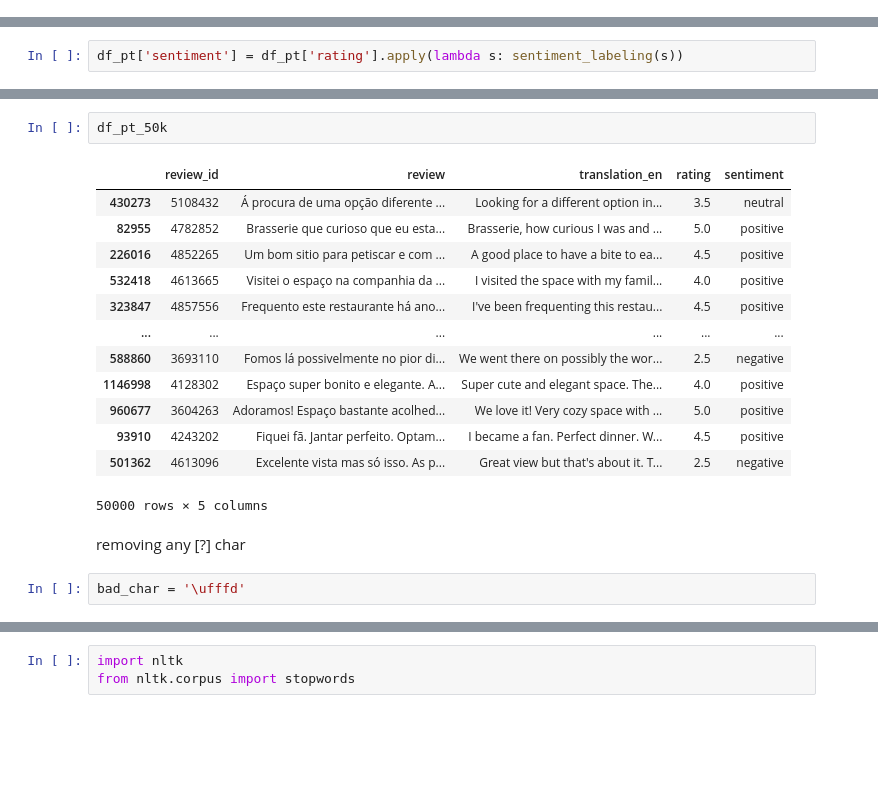
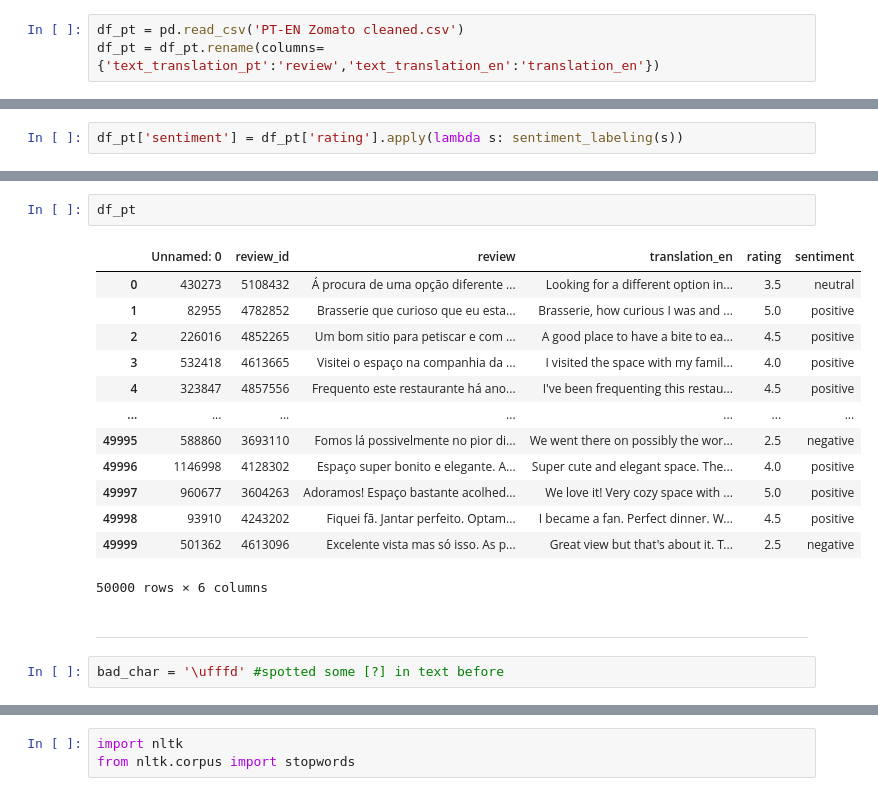
Before and after one commit to JulianaVal/NLP-LanguageComparison, a Jupyter notebook: notebook_NLP.ipynb, the cells around one changed output, grey strips where cells are left out. Drawn from its saved outputs; the diff is of its cells as text; blank space fills up the shorter version.

```diff
--- a/notebook_NLP.ipynb
+++ b/notebook_NLP.ipynb
@@ -160,3 +177,6 @@ df_pt = df_pt.dropna()
+# %%
+df_pt = pd.read_csv('PT-EN Zomato cleaned.csv')
+df_pt = df_pt.rename(columns={'text_translation_pt':'review','text_translation_en':'translation_en'})
 # %%
 def sentiment_labeling(stars):
     """
@@ -181,23 +199,23 @@ neutral     10423
 negative     5268
 Name: count, dtype: int64
 # %%
-df_pt_50k
+df_pt
 # %% [output]
-|  | review_id | review | translation_en | rating | sentiment |
-| 430273 | 5108432 | Á procura de uma opção diferente ... | Looking for a different option in... | 3.5 | neutral |
-| 82955 | 4782852 | Brasserie que curioso que eu esta... | Brasserie, how curious I was and ... | 5.0 | positive |
-| 226016 | 4852265 | Um bom sitio para petiscar e com ... | A good place to have a bite to ea... | 4.5 | positive |
-| 532418 | 4613665 | Visitei o espaço na companhia da ... | I visited the space with my famil... | 4.0 | positive |
-| 323847 | 4857556 | Frequento este restaurante há ano... | I've been frequenting this restau... | 4.5 | positive |
-| ... | ... | ... | ... | ... | ... |
-| 588860 | 3693110 | Fomos lá possivelmente no pior di... | We went there on possibly the wor... | 2.5 | negative |
-| 1146998 | 4128302 | Espaço super bonito e elegante. A... | Super cute and elegant space. The... | 4.0 | positive |
-| 960677 | 3604263 | Adoramos! Espaço bastante acolhed... | We love it! Very cozy space with ... | 5.0 | positive |
-| 93910 | 4243202 | Fiquei fã. Jantar perfeito. Optam... | I became a fan. Perfect dinner. W... | 4.5 | positive |
-| 501362 | 4613096 | Excelente vista mas só isso. As p... | Great view but that's about it. T... | 2.5 | negative |
+|  | Unnamed: 0 | review_id | review | translation_en | rating | sentiment |
+| 0 | 430273 | 5108432 | Á procura de uma opção diferente ... | Looking for a different option in... | 3.5 | neutral |
+| 1 | 82955 | 4782852 | Brasserie que curioso que eu esta... | Brasserie, how curious I was and ... | 5.0 | positive |
+| 2 | 226016 | 4852265 | Um bom sitio para petiscar e com ... | A good place to have a bite to ea... | 4.5 | positive |
+| 3 | 532418 | 4613665 | Visitei o espaço na companhia da ... | I visited the space with my famil... | 4.0 | positive |
+| 4 | 323847 | 4857556 | Frequento este restaurante há ano... | I've been frequenting this restau... | 4.5 | positive |
+| ... | ... | ... | ... | ... | ... | ... |
+| 49995 | 588860 | 3693110 | Fomos lá possivelmente no pior di... | We went there on possibly the wor... | 2.5 | negative |
+| 49996 | 1146998 | 4128302 | Espaço super bonito e elegante. A... | Super cute and elegant space. The... | 4.0 | positive |
+| 49997 | 960677 | 3604263 | Adoramos! Espaço bastante acolhed... | We love it! Very cozy space with ... | 5.0 | positive |
+| 49998 | 93910 | 4243202 | Fiquei fã. Jantar perfeito. Optam... | I became a fan. Perfect dinner. W... | 4.5 | positive |
+| 49999 | 501362 | 4613096 | Excelente vista mas só isso. As p... | Great view but that's about it. T... | 2.5 | negative |
-50000 rows × 5 columns
+50000 rows × 6 columns
-# %% [markdown]
-removing any [?] char
+# %% [markdown]
+---------------------
 # %%
-bad_char = '\ufffd'
+bad_char = '\ufffd' #spotted some [?] in text before
 # %%
```
Also changed, not shown: parts of 29 cells of this notebook.
